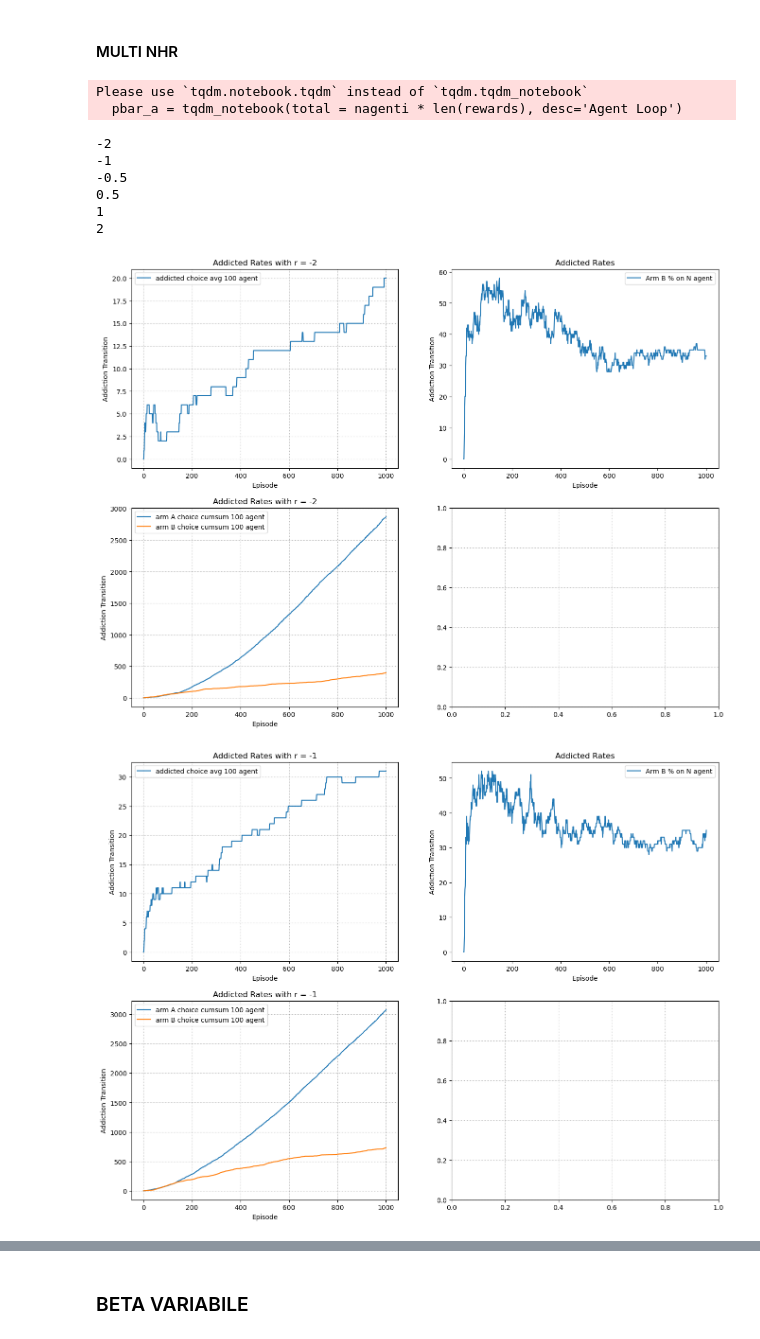
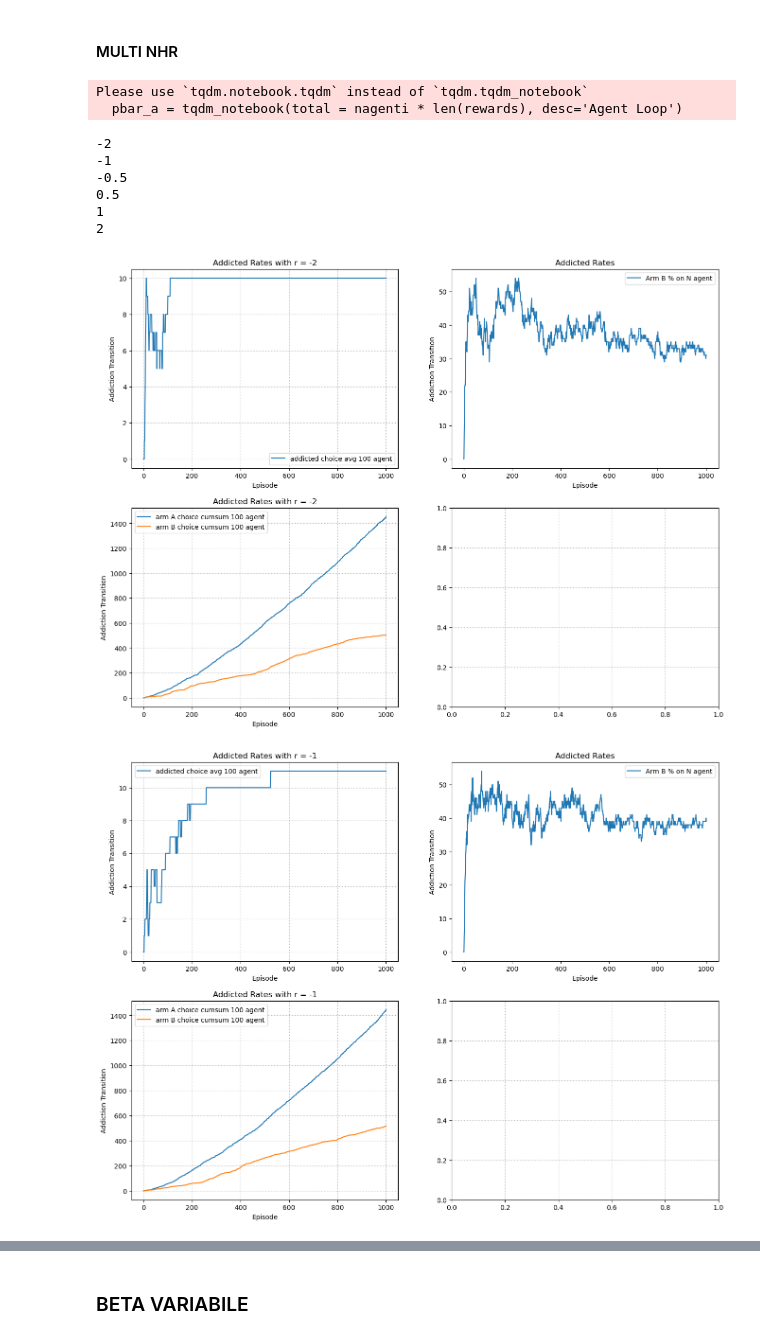
Before and after one commit to Gabriele-Maggi/ProgettoIA-2024, a Jupyter notebook: Notebooks/EnvTest.ipynb, the cells around one changed output, grey strips where cells are left out. Drawn from its saved outputs; the diff is of its cells as text; code cells hidden in the pictures.

```diff
--- a/Notebooks/EnvTest.ipynb
+++ b/Notebooks/EnvTest.ipynb
@@ -194,12 +224,14 @@ lr = 0.01
 start_epsilon = 0.4
 epsilon_decay = start_epsilon / (env.unwrapped.get_iter() / 2)  # reduce the exploration over time
 final_epsilon = 0.1
+discount_factor = 0.9
 
 agentMF = MFLearningAgent(
     learning_rate = lr,
     initial_epsilon = start_epsilon,
     epsilon_decay = epsilon_decay,
     final_epsilon = final_epsilon,
+    discount_factor = discount_factor,
 )
 # %%
 total_reward = []
@@ -427,12 +459,14 @@ n_episodes = 1
 start_epsilon = 0.4
 epsilon_decay = start_epsilon / (env.get_iter() / 2)  # reduce the exploration over time
 final_epsilon = 0.1
+discount_factor = 0.9
 
 agentMB = MBLearningAgent(
     learning_rate = lr,
     initial_epsilon = start_epsilon,
     epsilon_decay = epsilon_decay,
     final_epsilon = final_epsilon,
+    discount_factor = discount_factor,
     mbus = 5
 )
 # %%
@@ -771,7 +805,7 @@ ie = 0.4
 ed = ie / (timestamps / 2)  # reduce the exploration over time
 fe = 0.1
 
-
+beta = 0.5
 
 addicted_agents = 0
 
@@ -782,9 +816,6 @@ recommender_rew_b = 0
 
 mean_addictive_agent = np.zeros([nagenti, timestamps])
 mean_arms_t = np.zeros([nagenti, timestamps])
-# mean_rewardb_recom = np.zeros(timestamps)
-# mean_rewarda_recom = np.zeros(timestamps)
-
 
 for r in rewards:
     env.set_reward(r)
@@ -798,22 +829,22 @@ for r in rewards:
         #     fe = fe,
         #     Beta = beta,
         #     Epsilon = 0.1,
-        #     MBUS = 1,
+        #     MBUS = 5,
         # )
-        # agent = MFLearningAgent(
+        agent = MFLearningAgent(
+            learning_rate = lr,
+            initial_epsilon = ie,
+            epsilon_decay = ed,
+            final_epsilon = fe,
+        )
+        # agent = MBLearningAgent(
         #     learning_rate = lr,
         #     initial_epsilon = ie,
         #     epsilon_decay = ed,
         #     final_epsilon = fe,
+        #     mbus = 5,
+        #     discount_factor = 0.3
         # )
-        agent = MBLearningAgent(
-            learning_rate = lr,
-            initial_epsilon = ie,
-            epsilon_decay = ed,
-            final_epsilon = fe,
-            mbus = 5,
-            discount_factor = 0.3
-        )
         agents.append(agent)
 
     mean_addictive_agent = np.zeros([nagenti, timestamps])
@@ -827,11 +858,8 @@ for r in rewards:
     n_a = 0
     for agent in agents:
 
-
         pbar_a.update(1)
         obs, info = env.reset()
-
-
 
         done = False
 
@@ -859,22 +887,15 @@ for r in rewards:
             if(obs == 2 and next_obs == 1):
                 healthy_count += 1
 
-
             # update if the environment is done and the current obs
             done = terminated or truncated
             obs = next_obs
 
-
-            # rewards_reco = env.get_rewards()
-            # mean_rewardb_recom[n_t] += rewards_reco[1]
-            # mean_rewarda_recom[n_t] += rewards_reco[0]
             if addicted_count > healthy_count:
                 mean_addictive_agent[n_a][n_t] = 1
                 #print("ad")
             else:
                 mean_addictive_agent[n_a][n_t] = 0
-
-
 
             # arms = env.unwrapped.get_statistics()
             mean_arms_t[n_a][n_t] = env.unwrapped.get_arms()
@@ -923,32 +944,32 @@ for r in rewards:
     plt.xlabel('Episode')
     plt.ylabel('Addiction Transition')
     plt.legend()
 
     plt.subplot(2, 2, 3)
     plt.plot(perc_arma, label=f"arm A choice cumsum {nagenti} agent")
     plt.plot(perc_armb, label=f"arm B choice cumsum {nagenti} agent")
     plt.title(f"Addicted Rates with r = {r}")
     plt.xlabel('Episode')
     plt.ylabel('Addiction Transition')
     plt.legend()
     # plt.axvline(x=50, color='pink')  # Add red line at x=50
     plt.grid(True, linestyle=':', color='gray', alpha=0.7)
 
     plt.subplot(2, 2, 4)
     plt.grid(True, linestyle=':', color='gray', alpha=0.7)
 
 
 
 
 pbar_a.close()
 # %% [output]
 Please use `tqdm.notebook.tqdm` instead of `tqdm.tqdm_notebook`
   pbar_a = tqdm_notebook(total = nagenti * len(rewards), desc='Agent Loop')
 -2
 -1
 -0.5
 0.5
 1
 2
-[figure, old version]
+[figure, new version]
-[figure, old version]
+[figure, new version]
```
Also changed, not shown: parts of 6 cells of this notebook.
